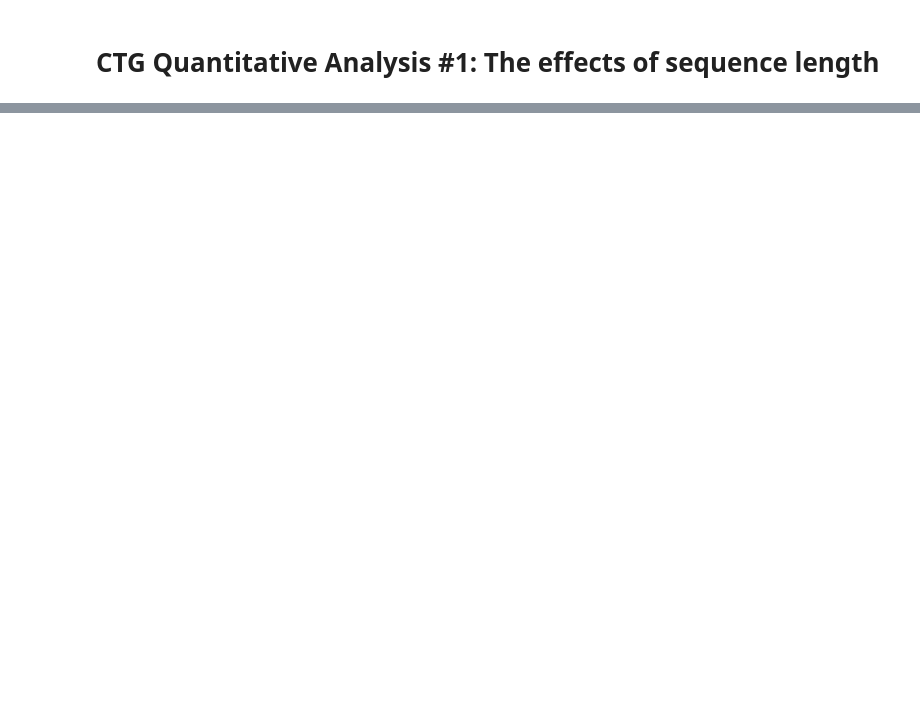
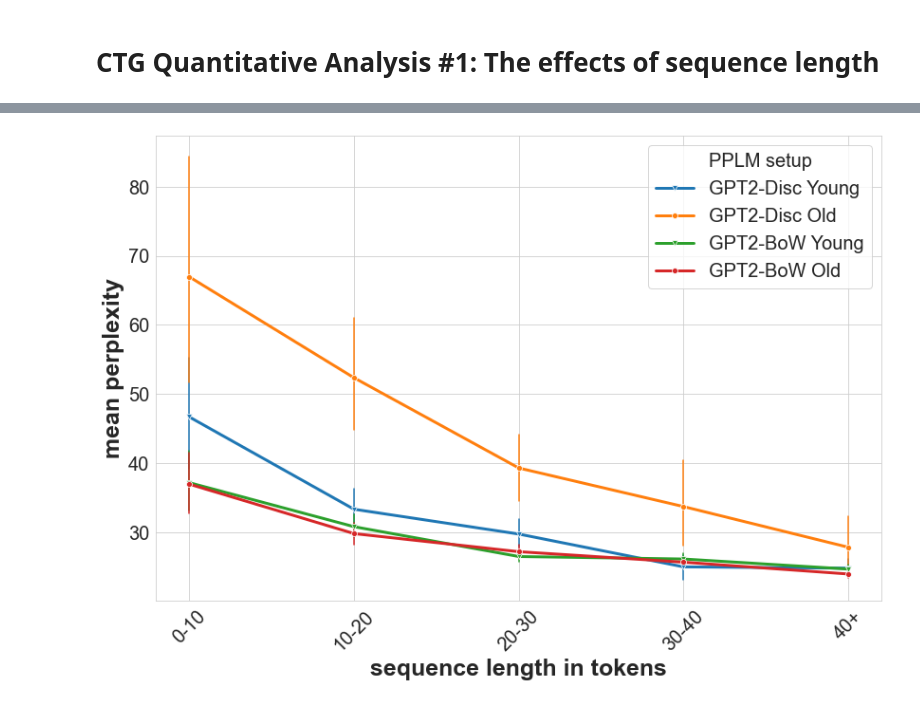
Before and after one commit to lennertjansen/msc-ai-thesis, a Jupyter notebook: plug_play/analyses/seq_length_analysis.ipynb, the cells around one changed output, grey strips where cells are left out. Cells and saved outputs as stored; diff of their text form; code cells hidden in the pictures; blank space fills up the shorter version.

```diff
--- a/plug_play/analyses/seq_length_analysis.ipynb
+++ b/plug_play/analyses/seq_length_analysis.ipynb
@@ -265,0 +107,3 @@ plt.savefig(f'../figures/lineplot_len_dist1_best_gpt2_disc_bow_ci_{CI}_errstyle_
+# %%
+gpt2_bow_fb_np_y['correct'] = gpt2_bow_fb_np_y['young_prob'].apply(add_correct_col)
+gpt2_bow_fb_np_o['correct'] = gpt2_bow_fb_np_o['old_prob'].apply(add_correct_col)
@@ -265,0 +145,15 @@ plt.savefig(f'../figures/lineplot_len_dist1_best_gpt2_disc_bow_ci_{CI}_errstyle_
+# %%
+# Binning the data
+bins = [0, 10, 20, 30, 40, 100]
+bin_labels = ["0-10", "10-20", "20-30", "30-40", "40+"]
+gpt2_disc_np_y['length_binned'] = pd.cut(gpt2_disc_np_y['text_length'], bins=bins, labels=bin_labels)
+gpt2_disc_np_o['length_binned'] = pd.cut(gpt2_disc_np_o['text_length'], bins=bins, labels=bin_labels)
+
+gpt2_bow_fb_np_y['length_binned'] = pd.cut(gpt2_bow_fb_np_y['text_length'], bins=bins, labels=bin_labels)
+gpt2_bow_fb_np_o['length_binned'] = pd.cut(gpt2_bow_fb_np_o['text_length'], bins=bins, labels=bin_labels)
+
+dgpt_disc_np_y['length_binned'] = pd.cut(dgpt_disc_np_y['text_length'], bins=bins, labels=bin_labels)
+dgpt_disc_np_o['length_binned'] = pd.cut(dgpt_disc_np_o['text_length'], bins=bins, labels=bin_labels)
+
+dgpt_bow_miu_np_y['length_binned'] = pd.cut(dgpt_bow_miu_np_y['text_length'], bins=bins, labels=bin_labels)
+dgpt_bow_miu_np_o['length_binned'] = pd.cut(dgpt_bow_miu_np_o['text_length'], bins=bins, labels=bin_labels)
@@ -265,0 +244,27 @@ plt.savefig(f'../figures/lineplot_len_dist1_best_gpt2_disc_bow_ci_{CI}_errstyle_
+# %%
+# gpt2_disc_unp_y.hist(x='text_length', y='perplexity')
+plt.figure(figsize=PLOT_DIMS)
+sns.set_style("whitegrid")
+
+sns.lineplot(data=gpt2_disc_np_y, x='length_binned', y='perplexity', marker="v", ci=CI, label='GPT2-Disc Young', err_style=ERR_STYLE, linewidth=3)
+sns.lineplot(data=gpt2_disc_np_o, x='length_binned', y='perplexity', marker="o", ci=CI, label='GPT2-Disc Old', err_style=ERR_STYLE, linewidth=3)
+
+sns.lineplot(data=gpt2_bow_fb_np_y, x='length_binned', y='perplexity', marker="v", ci=CI, label='GPT2-BoW Young', err_style=ERR_STYLE, linewidth=3)
+sns.lineplot(data=gpt2_bow_fb_np_o, x='length_binned', y='perplexity', marker="o", ci=CI, label='GPT2-BoW Old', err_style=ERR_STYLE, linewidth=3)
+
+# sns.lineplot(data=dgpt_disc_np_y, x='length_binned', y='perplexity', marker="v", ci=CI, label='DGPT-Disc Young', err_style=ERR_STYLE, linewidth=3)
+# sns.lineplot(data=dgpt_disc_np_o, x='length_binned', y='perplexity', marker="v", ci=CI, label='DGPT-Disc Old', err_style=ERR_STYLE, linewidth=3)
+
+# sns.lineplot(data=dgpt_bow_miu_np_y, x='length_binned', y='perplexity', marker="v", ci=CI, label='DGPT-BoW Young', err_style=ERR_STYLE, linewidth=3)
+# sns.lineplot(data=dgpt_bow_miu_np_o, x='length_binned', y='perplexity', marker="o", ci=CI, label='DGPT-BoW Old', err_style=ERR_STYLE, linewidth=3)
+
+plt.xticks(rotation=45, fontsize = TICK_SIZE)
+plt.yticks(rotation = 0, fontsize = TICK_SIZE)
+plt.title("", fontsize = TITLE_SIZE)
+plt.xlabel("sequence length in tokens", fontsize = LABEL_SIZE, weight='bold')
+plt.ylabel("mean perplexity", fontsize = LABEL_SIZE, weight='bold')
+plt.legend(title='PPLM setup', fontsize=TICK_SIZE, title_fontsize=TICK_SIZE)
+plt.tight_layout()
+# plt.savefig(f'../figures/lineplot_len_ppl_best_gpt2_disc_bow_ci_{CI}_errstyle_{ERR_STYLE}.png')
+# %% [output]
+[figure, added]
```
Also changed, not shown: parts of 50 cells of this notebook, 1 other file.
